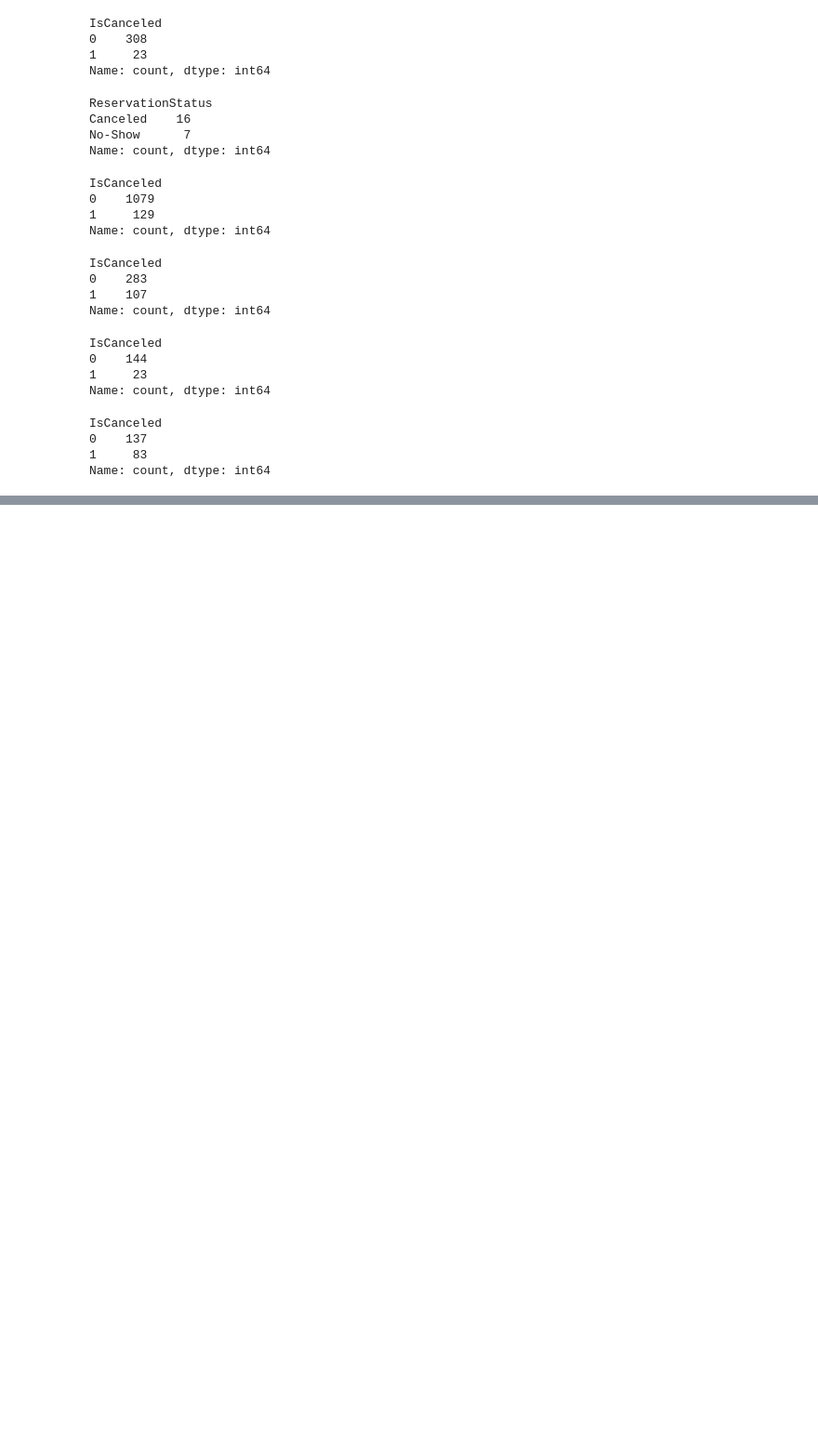
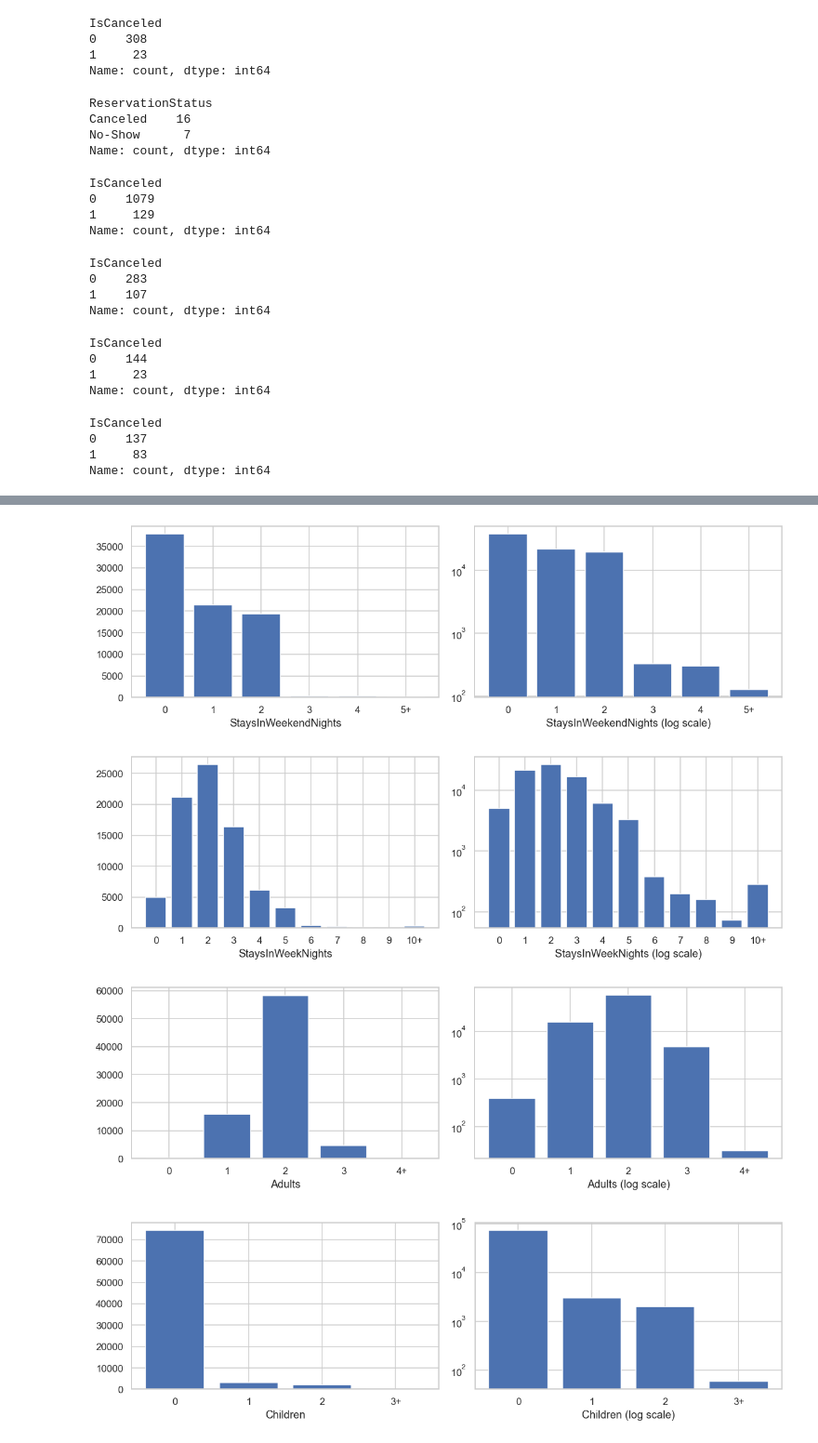
Before and after one commit to SeifShehta1/ML_Project, a Jupyter notebook: data_analysis/eda.ipynb, the cells around one changed output, grey strips where cells are left out. Shown at 93% size. Cells and saved outputs as stored; diff of their text form; code cells hidden in the pictures; blank space fills up the shorter version.

```diff
--- a/data_analysis/eda.ipynb
+++ b/data_analysis/eda.ipynb
@@ -191,0 +475,26 @@ Name: count, dtype: int64
+# %%
+
+caps = {"StaysInWeekendNights": 5, "StaysInWeekNights": 10, "Adults": 4, "Children": 3,
+        "Babies": 2, "PreviousCancellations": 3, "PreviousBookingsNotCanceled": 5,
+        "BookingChanges": 5, "RequiredCarParkingSpaces": 2, "TotalOfSpecialRequests": 5, "DaysInWaitingList": 5}
+
+for c, cap in caps.items():
+    s = num[c].dropna().clip(upper=cap)
+    counts = s.value_counts().reindex(range(cap + 1), fill_value=0)
+    labels = [str(i) for i in range(cap)] + [f"{cap}+"]
+
+    fig, axes = plt.subplots(1, 2, figsize=(11, 3.5))
+    axes[0].bar(labels, counts.values)
+    axes[1].bar(labels, counts.values)
+    axes[1].set_yscale("log")
+
+    axes[0].set_xlabel(c)
+    axes[1].set_xlabel(f"{c} (log scale)")
+    plt.tight_layout()
+
+# The log scale plots for better visualization (to see the small values) (Not the log1p transformation)
+# %% [output]
+[figure, added]
+[figure, added]
+[figure, added]
+[figure, added]
```
Also changed, not shown: parts of 35 cells of this notebook.
